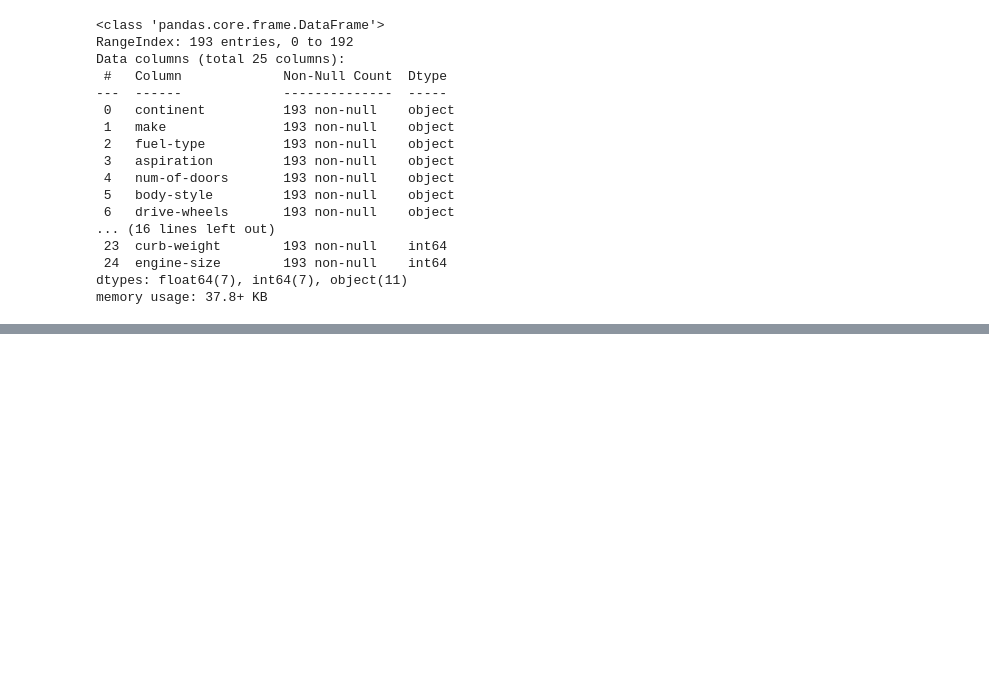
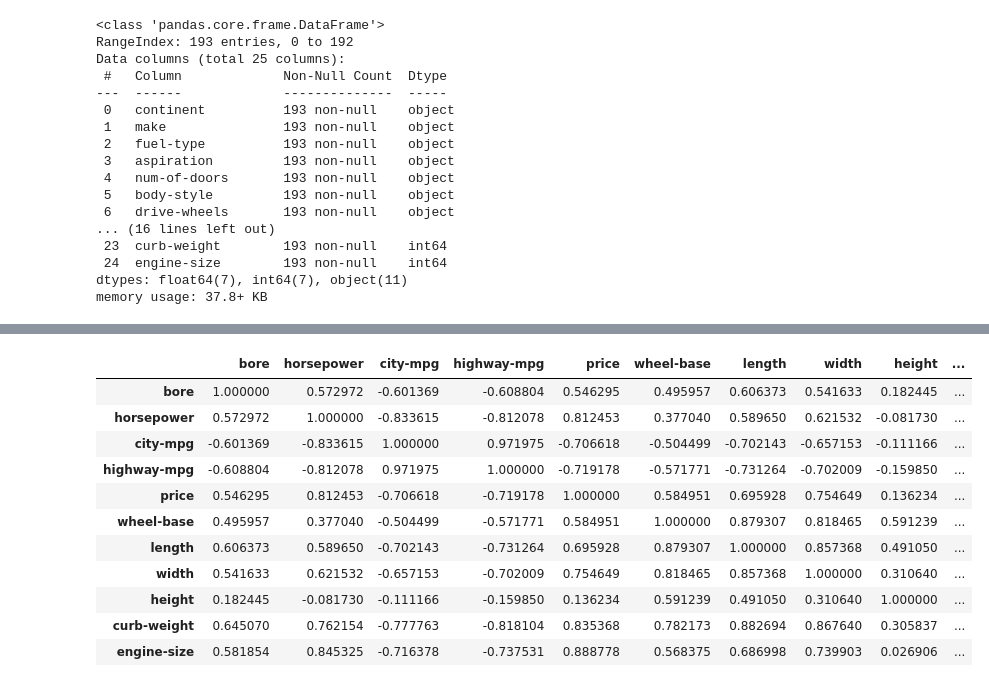
Before and after one commit to YoussefSA2/Projet_Data, a Jupyter notebook: Projet.ipynb, the cells around one changed output, grey strips where cells are left out. Drawn from its saved outputs; the diff is of its cells as text; code cells hidden in the pictures; blank space fills up the shorter version.

```diff
--- a/Projet.ipynb
+++ b/Projet.ipynb
@@ -73,0 +92,18 @@ PearsonRResult(statistic=-0.06841959580719016, pvalue=0.3444295721729679)
+# %%
+dataset2 = dataset.drop(columns=["stroke","compression-ratio","peak-rpm"])
+cor2 = dataset2.corr(numeric_only=True)
+
+cor2.style.background_gradient(cmap='coolwarm')
+# %% [output]
+|  | bore | horsepower | city-mpg | highway-mpg | price | wheel-base | length | width | height | ... |
+| bore | 1.000000 | 0.572972 | -0.601369 | -0.608804 | 0.546295 | 0.495957 | 0.606373 | 0.541633 | 0.182445 | ... |
+| horsepower | 0.572972 | 1.000000 | -0.833615 | -0.812078 | 0.812453 | 0.377040 | 0.589650 | 0.621532 | -0.081730 | ... |
+| city-mpg | -0.601369 | -0.833615 | 1.000000 | 0.971975 | -0.706618 | -0.504499 | -0.702143 | -0.657153 | -0.111166 | ... |
+| highway-mpg | -0.608804 | -0.812078 | 0.971975 | 1.000000 | -0.719178 | -0.571771 | -0.731264 | -0.702009 | -0.159850 | ... |
+| price | 0.546295 | 0.812453 | -0.706618 | -0.719178 | 1.000000 | 0.584951 | 0.695928 | 0.754649 | 0.136234 | ... |
+| wheel-base | 0.495957 | 0.377040 | -0.504499 | -0.571771 | 0.584951 | 1.000000 | 0.879307 | 0.818465 | 0.591239 | ... |
+| length | 0.606373 | 0.589650 | -0.702143 | -0.731264 | 0.695928 | 0.879307 | 1.000000 | 0.857368 | 0.491050 | ... |
+| width | 0.541633 | 0.621532 | -0.657153 | -0.702009 | 0.754649 | 0.818465 | 0.857368 | 1.000000 | 0.310640 | ... |
+| height | 0.182445 | -0.081730 | -0.111166 | -0.159850 | 0.136234 | 0.591239 | 0.491050 | 0.310640 | 1.000000 | ... |
+| curb-weight | 0.645070 | 0.762154 | -0.777763 | -0.818104 | 0.835368 | 0.782173 | 0.882694 | 0.867640 | 0.305837 | ... |
+| engine-size | 0.581854 | 0.845325 | -0.716378 | -0.737531 | 0.888778 | 0.568375 | 0.686998 | 0.739903 | 0.026906 | ... |
```
Also changed, not shown: parts of 15 cells of this notebook, 2 other files.
